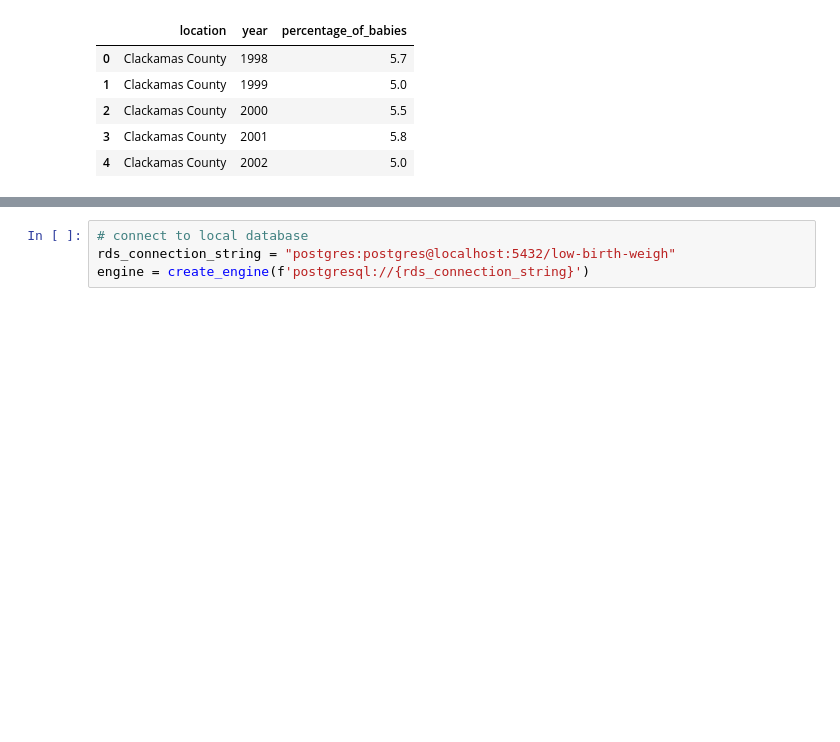
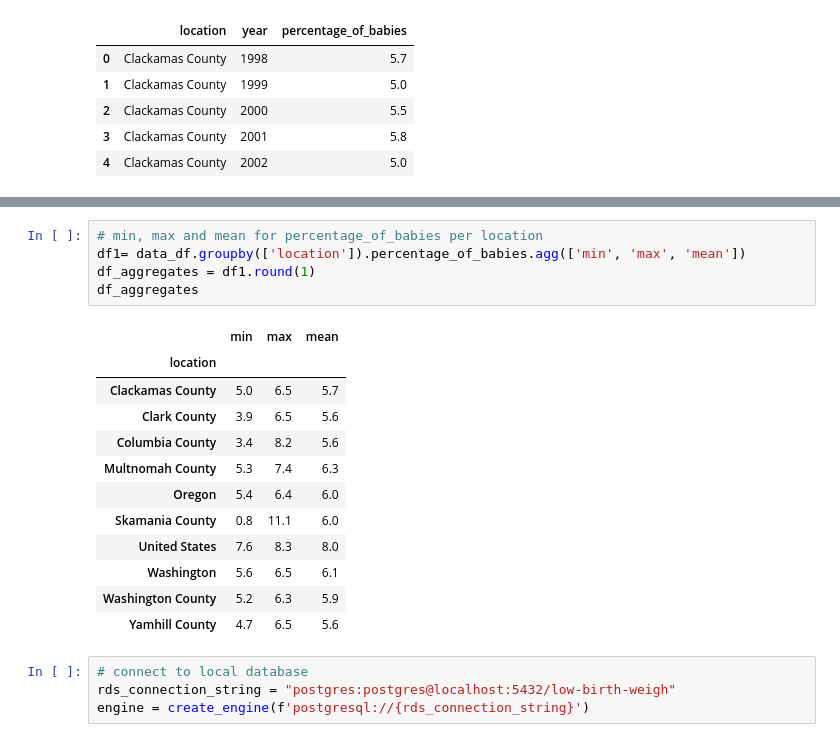
Before and after one commit to Huntyr/Project_2, a Jupyter notebook: low_birth_weight.ipynb, the cells around one changed output, grey strips where cells are left out. Drawn from its saved outputs; the diff is of its cells as text; blank space fills up the shorter version.

```diff
--- a/low_birth_weight.ipynb
+++ b/low_birth_weight.ipynb
@@ -28,3 +52,21 @@ data_df.head()
+# %%
+# min, max and mean for percentage_of_babies per location
+df1= data_df.groupby(['location']).percentage_of_babies.agg(['min', 'max', 'mean'])
+df_aggregates = df1.round(1)
+df_aggregates
+# %% [output]
+|  | min | max | mean |
+| location |  |  |  |
+| Clackamas County | 5.0 | 6.5 | 5.7 |
+| Clark County | 3.9 | 6.5 | 5.6 |
+| Columbia County | 3.4 | 8.2 | 5.6 |
+| Multnomah County | 5.3 | 7.4 | 6.3 |
+| Oregon | 5.4 | 6.4 | 6.0 |
+| Skamania County | 0.8 | 11.1 | 6.0 |
+| United States | 7.6 | 8.3 | 8.0 |
+| Washington | 5.6 | 6.5 | 6.1 |
+| Washington County | 5.2 | 6.3 | 5.9 |
+| Yamhill County | 4.7 | 6.5 | 5.6 |
 # %%
 # connect to local database
 rds_connection_string = "postgres:postgres@localhost:5432/low-birth-weigh"
```
Also changed, not shown: parts of 3 cells of this notebook.
